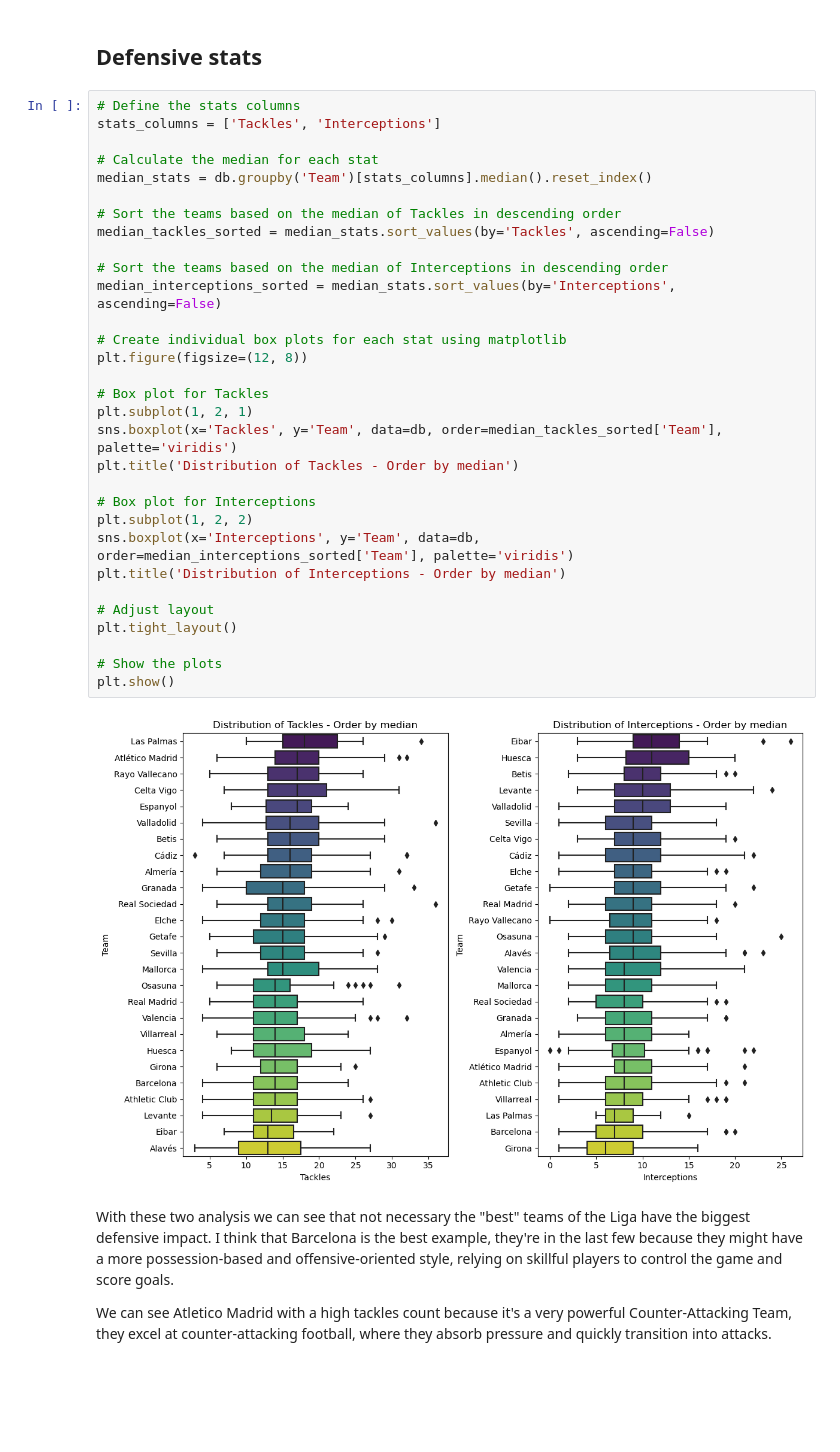
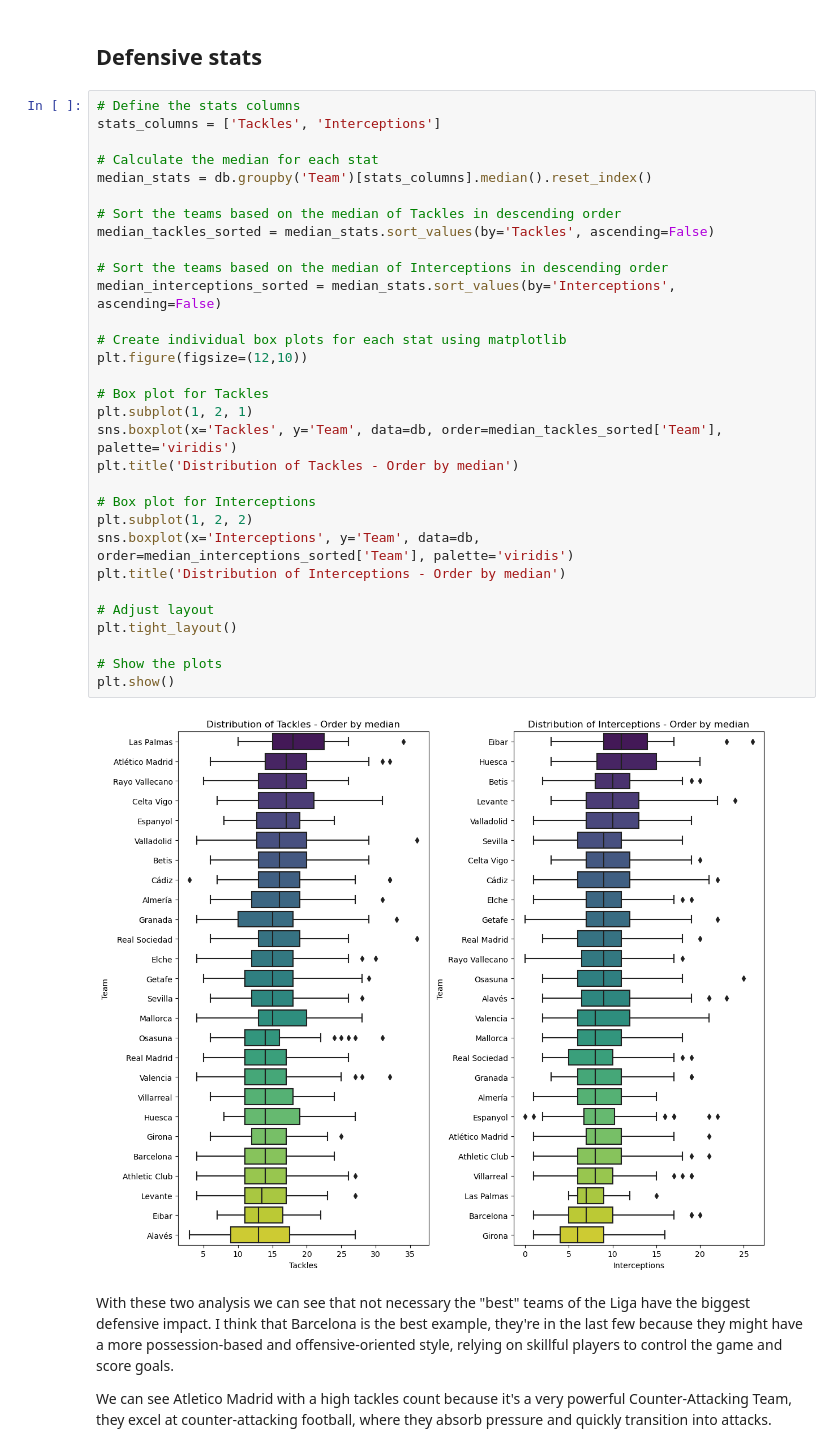
Before and after one commit to aurelpow/liga_project, a Jupyter notebook: LIGA HISTORICAL DATA ANALYSIS.ipynb, the cells around one changed output. Drawn from its saved outputs; the diff is of its cells as text; blank space fills up the shorter version.

```diff
--- a/LIGA HISTORICAL DATA ANALYSIS.ipynb
+++ b/LIGA HISTORICAL DATA ANALYSIS.ipynb
@@ -322,35 +335,35 @@ We can see that succesful teams like Real Madrid and Barcelona have a strategic
 # Define the stats columns
 stats_columns = ['Tackles', 'Interceptions']
 
 # Calculate the median for each stat
 median_stats = db.groupby('Team')[stats_columns].median().reset_index()
 
 # Sort the teams based on the median of Tackles in descending order
 median_tackles_sorted = median_stats.sort_values(by='Tackles', ascending=False)
 
 # Sort the teams based on the median of Interceptions in descending order
 median_interceptions_sorted = median_stats.sort_values(by='Interceptions', ascending=False)
 
 # Create individual box plots for each stat using matplotlib
-plt.figure(figsize=(12, 8))
+plt.figure(figsize=(12,10))
 
 # Box plot for Tackles
 plt.subplot(1, 2, 1)
 sns.boxplot(x='Tackles', y='Team', data=db, order=median_tackles_sorted['Team'], palette='viridis')
 plt.title('Distribution of Tackles - Order by median')
 
 # Box plot for Interceptions
 plt.subplot(1, 2, 2)
 sns.boxplot(x='Interceptions', y='Team', data=db, order=median_interceptions_sorted['Team'], palette='viridis')
 plt.title('Distribution of Interceptions - Order by median')
 
 # Adjust layout
 plt.tight_layout()
 
 # Show the plots
 plt.show()
 # %% [output]
-[figure, old version]
+[figure, new version]
 # %% [markdown]
 With these two analysis we can see that not necessary the "best" teams of the Liga have the biggest defensive impact.
 I think that Barcelona is the best example, they're in the last few because they might have a more possession-based and offensive-oriented style, relying on skillful players to control the game and score goals.
```
Also changed, not shown: parts of 4 cells of this notebook.
